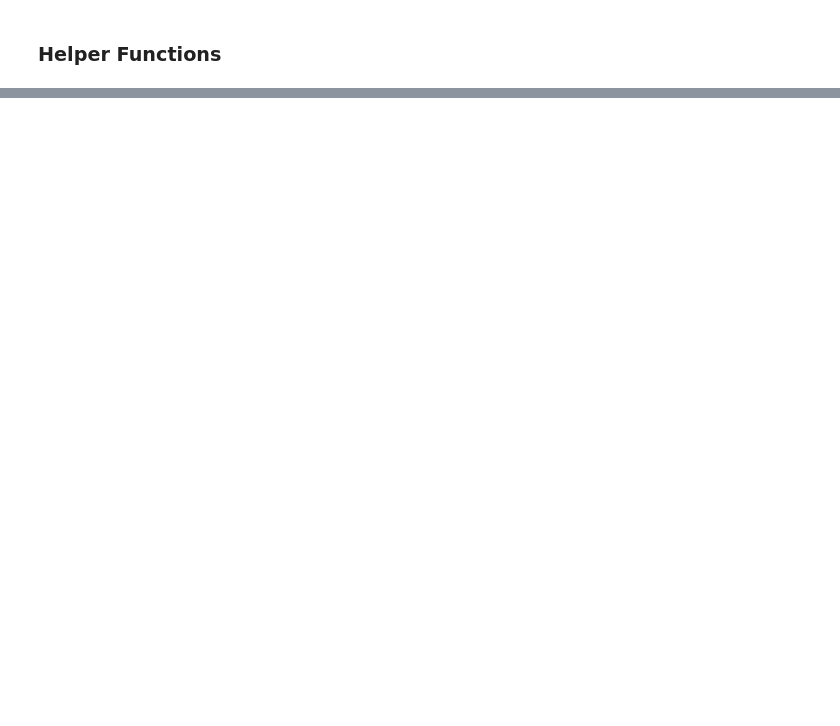
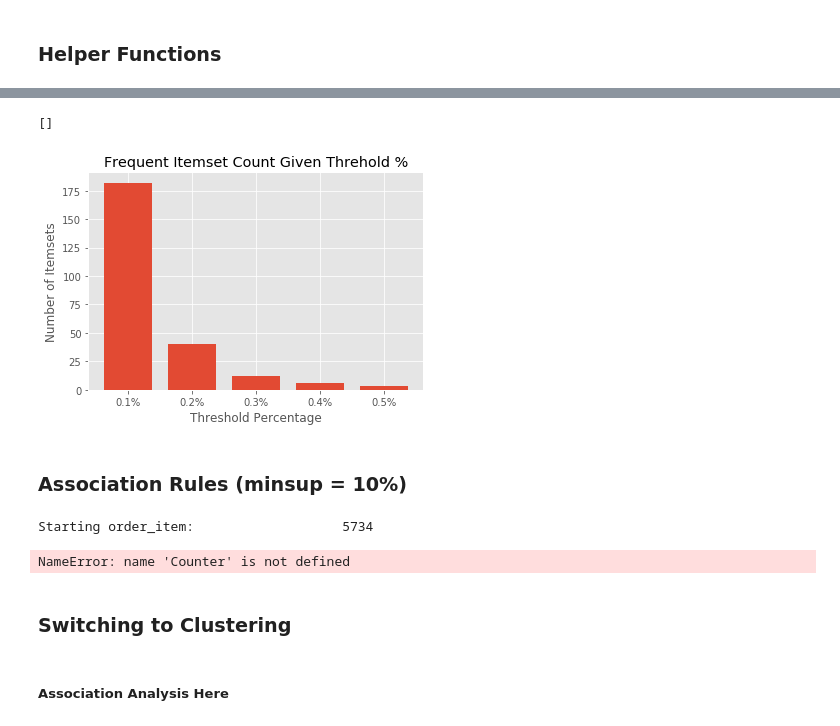
Before and after one commit to Joe-W-Conroy/Averagers-Ensemble-, a Jupyter notebook: Joe's Work/ScrapWork.ipynb, the cells around one changed output, grey strips where cells are left out. Cells and saved outputs as stored; diff of their text form; code cells hidden in the pictures; blank space fills up the shorter version.

Commit message:
Switching to clustering

```diff
--- a/Joe's Work/ScrapWork.ipynb
+++ b/Joe's Work/ScrapWork.ipynb
@@ -75,0 +105,4 @@ Index(['title', 'original_title', 'year', 'date_published', 'genre',
+# %%
+MetaScore_Based = movies_df.dropna(subset=['metascore']).drop(columns=['avg_vote', 'usa_gross_income', 'ww_gross_income'])
+print(f'Shape: {MetaScore_Based.shape} \n{MetaScore_Based.columns}')
+MetaScore_Based.head(3)
@@ -108,7 +124,7 @@ actor_only_df.head(3)
 # Helper function to create a market basket out of a given dataframe, column and delimiter
 def make_marketbasket_from_list(df, colname, delimiter):
     starttime = time.time()
-    basket_df = df[colname]
+    basket_df = df[colname].astype('object')
     itemlist = []
 
     # First get the list of items that'll constitute our columns
@@ -270,0 +323,6 @@ title_avgscore.describe()
+# %%
+# Sensibly, let's stick with only those above average Metascores
+print(f"Mean:  {MetaScore_Based['metascore'].mean()}")
+MetaScore_Based = MetaScore_Based[MetaScore_Based['metascore'] > MetaScore_Based['metascore'].mean()]
+print(f"Shape: {MetaScore_Based.shape}")
+MetaScore_Based.head(4)
@@ -270,0 +338,5 @@ title_avgscore.describe()
+# %%
+actor_only_df = convert_to_marketbasket_list(MetaScore_Based.dropna(subset=['actors']).drop(columns=['writer', 'director', 'production_company']), 'actors', ', ')
+actor_only_df.to_csv('market-baskets\Metascore-actor-basket.csv')
+# actor_only_df = pd.read_csv('market-baskets\Metascore-actor-basket.csv')
+actor_only_df.head(4)
@@ -270,0 +386,34 @@ title_avgscore.describe()
+# %%
+itemsets = []
+itemsetcounts = []
+thresholds = [0.001, 0.002, 0.003, 0.004, 0.005]
+thresholds_str = ['0.1%', '0.2%', '0.3%', '0.4%', '0.5%']
+
+for i in thresholds:
+    itemsets.append(apriori(actor_only_df.drop(columns=['metascore']), min_support=i, use_colnames=True))
+
+for i in itemsets:
+    itemsetcounts.append(i.count().min())
+
+fig, ax = plt.subplots()
+bar1 = plt.bar(thresholds_str, itemsetcounts, width=0.75)
+plt.xticks(np.arange(11), thresholds_str)
+plt.title('Frequent Itemset Count Given Threhold %')
+ax.set_ylabel('Number of Itemsets')
+ax.set_xlabel('Threshold Percentage')
+plt.plot()
+# %% [output]
+[]
+[figure, added]
+# %% [markdown]
+### Association Rules (minsup = 10%)
+# %%
+%%time
+rules = association_rules(MetaScore_Based, 0.10)
+# %% [output]
+Starting order_item:                   5734
+NameError: name 'Counter' is not defined
+# %% [markdown]
+### Switching to Clustering
+# %% [markdown]
+##### Association Analysis Here
```
Also changed, not shown: parts of 23 cells of this notebook, 1 other file.
